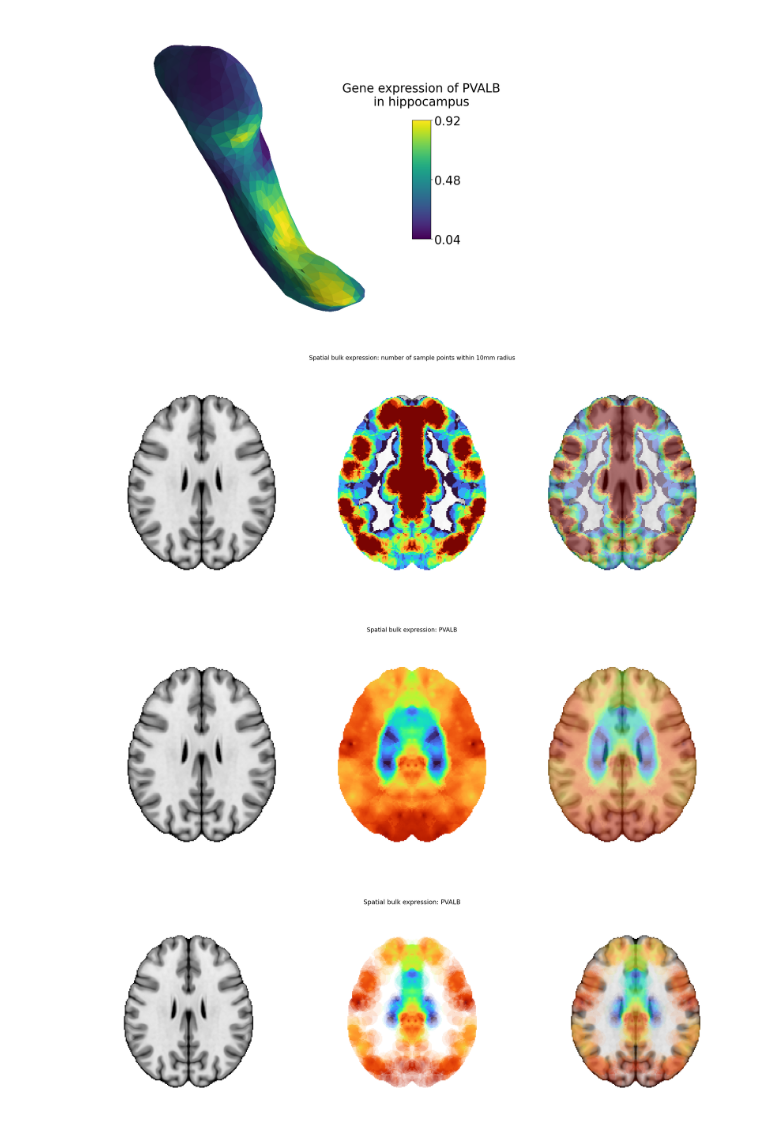
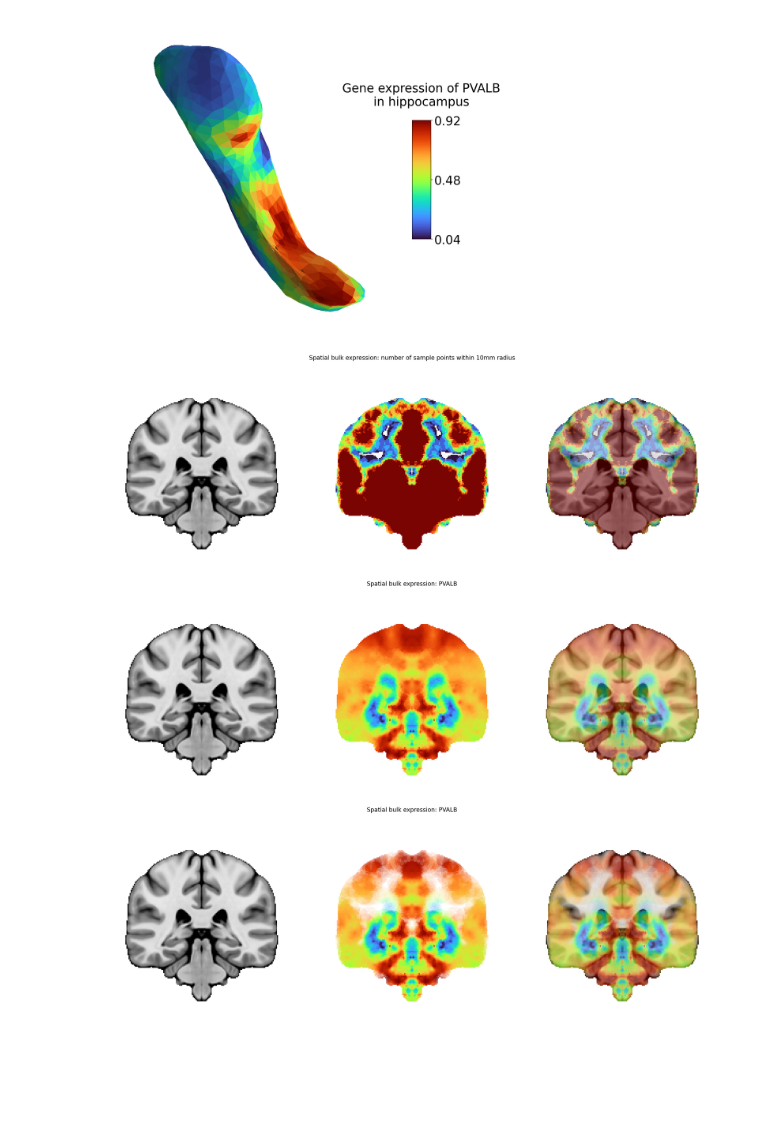
Before and after one commit to imaginelab/gene_viz, a Jupyter notebook: notebooks/main_plotting.ipynb, the cells around one changed output. Cells and saved outputs as stored; diff of their text form; code cells hidden in the pictures; blank space fills up the shorter version.

Commit message:
updated with planes

```diff
--- a/notebooks/main_plotting.ipynb
+++ b/notebooks/main_plotting.ipynb
@@ -57,19 +61,18 @@ plot_surf(subc_mesh['coords'], subc_mesh['faces'], subc_interpolated_values,
           x_rotate=10,
           base_size = 10,
           cmap_label = f'Gene expression of {gene_name}\nin hippocampus',
+          cmap=cmap,
           )
 # %% [output]
-[figure, old version]
+[figure, new version]
 # %%
 # plot multiple meshes
 # %%
 # plot gene expression in slice
 
 # choose gene
-gene_name = 'PVALB'
 
 # load expression point data
-coords, samples = load_data(gene_name)
 # load mni nifty image
 mni_img, mni_vol, affine = mni_atlas_loader()
 
@@ -88,19 +91,19 @@ min_distance_vol, alpha_mask = get_point_density(coords=coords,search_radius=10,
 # %%
 # show number of local points overlaid on MRI. orientation: 1=coronal, 2=sagittal, 3=axial.
 fig = plot_volumetrics_plane_alpha('number of sample points within 10mm radius',
-                                   mni_vol, min_distance_vol, section=slice, orientation=2, alpha_mask=None)
+                                   mni_vol, min_distance_vol, section=slice, orientation=1, alpha_mask=None)
 show_figure(fig)
 
 # show interpolated gene expression overlaid on MRI. orientation: 1=coronal, 2=sagittal, 3=axial.
-fig = plot_volumetrics_plane_alpha(gene_name, mni_vol, grid_values, section=slice, orientation=2, alpha_mask=None)
+fig = plot_volumetrics_plane_alpha(gene_name, mni_vol, grid_values, section=slice, orientation=1, alpha_mask=None)
 show_figure(fig)
 
 # show interpolated gene expression overlaid on MRI, with alpha dependant on point density. orientation: 1=coronal, 2=sagittal, 3=axial.
-fig = plot_volumetrics_plane_alpha(gene_name, mni_vol, grid_values, section=slice, orientation=2, alpha_mask=alpha_mask)
+fig = plot_volumetrics_plane_alpha(gene_name, mni_vol, grid_values, section=slice, orientation=1, alpha_mask=alpha_mask)
 show_figure(fig)
 # %% [output]
-[figure, old version]
+[figure, new version]
-[figure, old version]
+[figure, new version]
-[figure, old version]
+[figure, new version]
 # %%
 # get cortex and cerebellum meshes
```
Also changed, not shown: parts of 7 cells of this notebook, 1 other file.
